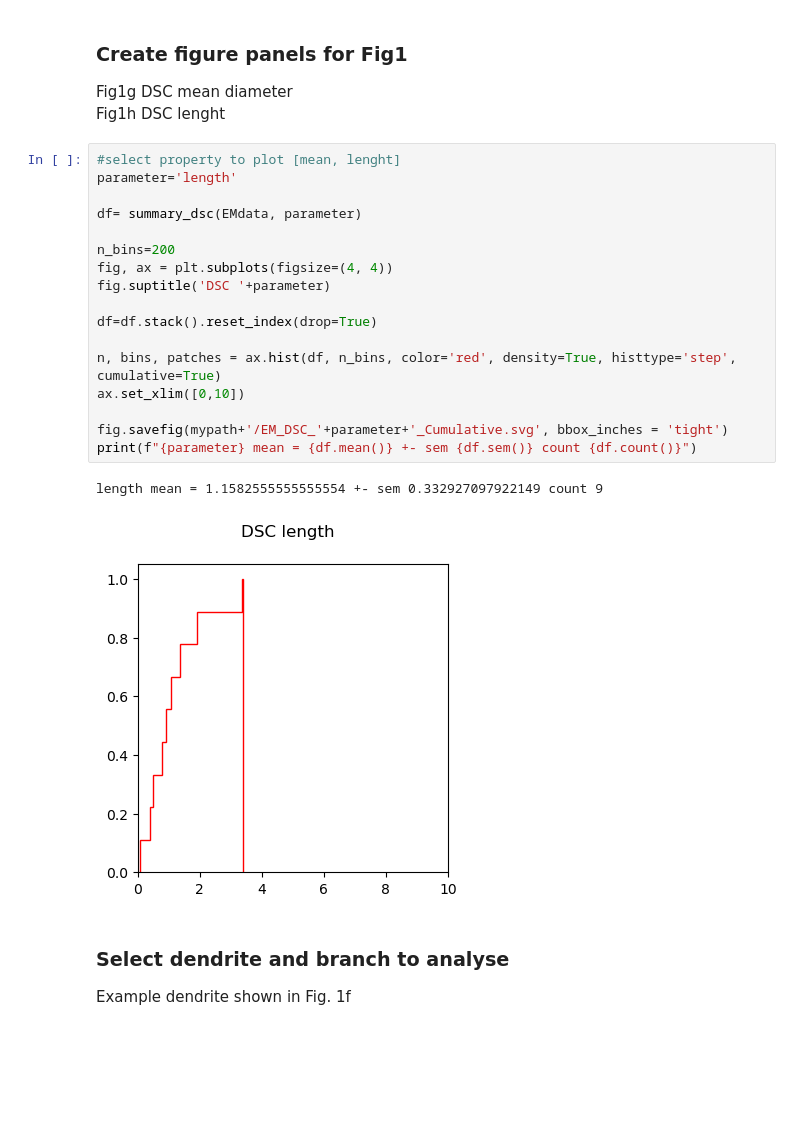
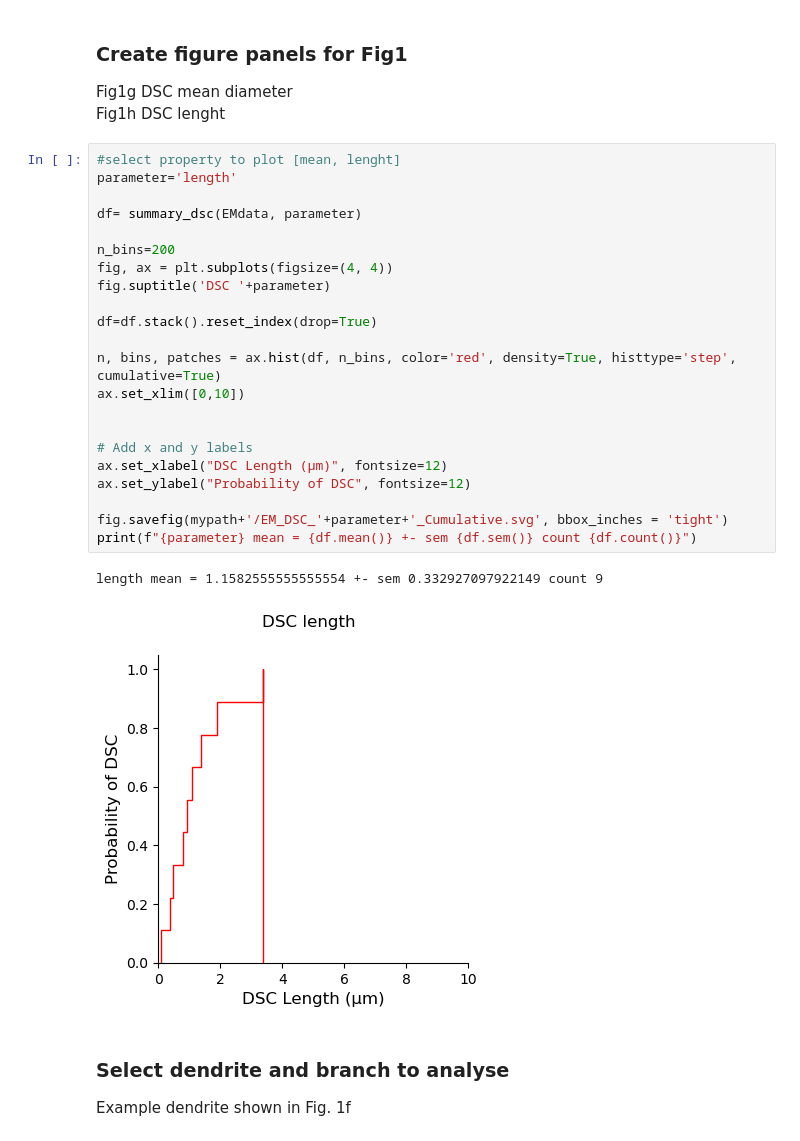
Before and after one commit to tonykelly00/DSC_morphology_pipeline, a Jupyter notebook: notebooks/EM_analysis.ipynb, the cells around one changed output. Saved outputs shown, nothing was run; the diff lists cells and outputs as text; blank space fills up the shorter version.

```diff
--- a/notebooks/EM_analysis.ipynb
+++ b/notebooks/EM_analysis.ipynb
@@ -200,23 +147,28 @@ Fig1h DSC lenght
 # %%
 #select property to plot [mean, lenght]
 parameter='length'
 
 df= summary_dsc(EMdata, parameter)
 
 n_bins=200
 fig, ax = plt.subplots(figsize=(4, 4))
 fig.suptitle('DSC '+parameter)
 
 df=df.stack().reset_index(drop=True)
 
 n, bins, patches = ax.hist(df, n_bins, color='red', density=True, histtype='step', cumulative=True)
 ax.set_xlim([0,10])
 
+
+# Add x and y labels
+ax.set_xlabel("DSC Length (μm)", fontsize=12)
+ax.set_ylabel("Probability of DSC", fontsize=12)
+
 fig.savefig(mypath+'/EM_DSC_'+parameter+'_Cumulative.svg', bbox_inches = 'tight')
 print(f"{parameter} mean = {df.mean()} +- sem {df.sem()} count {df.count()}")
 # %% [output]
 length mean = 1.1582555555555554 +- sem 0.332927097922149 count 9
-[figure, old version]
+[figure, new version]
 # %% [markdown]
 ### Select dendrite and branch to analyse
 Example dendrite shown in Fig. 1f
```
Also changed, not shown: parts of 7 cells of this notebook, 3 other files.
